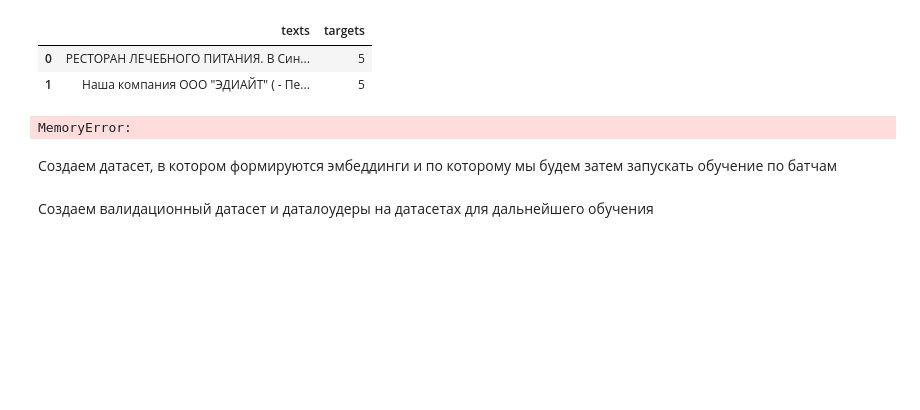
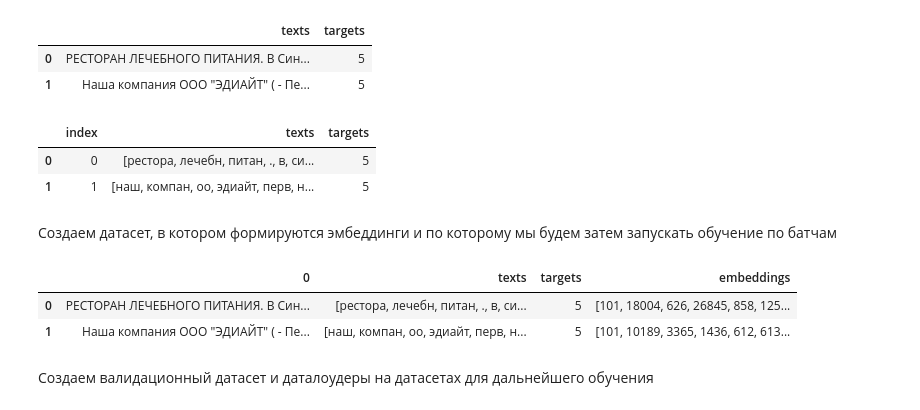
Before and after one commit to turkunov/antares, a Jupyter notebook: backend/research/fine_tuning.ipynb, the cells around one changed output. Drawn from its saved outputs; the diff is of its cells as text; code cells hidden in the pictures; blank space fills up the shorter version.

```diff
--- a/backend/research/fine_tuning.ipynb
+++ b/backend/research/fine_tuning.ipynb
@@ -32,11 +32,13 @@ df.head(2)
 # %%
 from utils.preprocessing import textPreprocesser
 
-preprocesser = textPreprocesser(df, ['texts'], partitions=400)
+preprocesser = textPreprocesser(df, ['texts'], partitions=200)
 preprocesser.clean()
 preprocesser.df.head(2)
 # %% [output]
-MemoryError:
+|  | index | texts | targets |
+| 0 | 0 | [рестора, лечебн, питан, ., в, си... | 5 |
+| 1 | 1 | [наш, компан, оо, эдиайт, перв, н... | 5 |
 # %% [markdown]
 Создаем датасет, в котором формируются эмбеддинги и по которому мы будем затем запускать обучение по батчам
 # %%
@@ -75,6 +68,25 @@ class TextDataset(Dataset):
 # %%
 tokenizer = BertTokenizer.from_pretrained('DeepPavlov/rubert-base-cased')
 # %%
-X = preprocesser.df['texts'].str.join(' ').str.replace('\.*', '', regex=True).values.compute()
+X = preprocesser.df['texts'].str.join(' ').str.replace('\.*', '', regex=True).values
 y = df.iloc[:, 1].to_numpy()
+# %%
+from utils.embedder import create_embeddings
+from utils.deduplicator import l2_dists, dedup
+
+# создание эмбеддингов
+embeddings = create_embeddings(X, tokenizer)
+
+# удаление дубликатов
+dists, indices = l2_dists(embeddings)
+dedup_df, removed_n = dedup(preprocesser.original_df, dists, indices)
+# %%
+dedup_df['texts'] = preprocesser.df['texts'].values[dedup_df.index.values]
+dedup_df['targets'] = preprocesser.df['targets'].values[dedup_df.index.values]
+dedup_df['embeddings'] = embeddings[dedup_df.index.values,:].tolist()
+dedup_df.head(2)
+# %% [output]
+|  | 0 | texts | targets | embeddings |
+| 0 | РЕСТОРАН ЛЕЧЕБНОГО ПИТАНИЯ. В Син... | [рестора, лечебн, питан, ., в, си... | 5 | [101, 18004, 626, 26845, 858, 125... |
+| 1 | Наша компания ООО "ЭДИАЙТ" ( - Пе... | [наш, компан, оо, эдиайт, перв, н... | 5 | [101, 10189, 3365, 1436, 612, 613... |
 # %%
```
Also changed, not shown: parts of 14 cells of this notebook, 5 other files.
